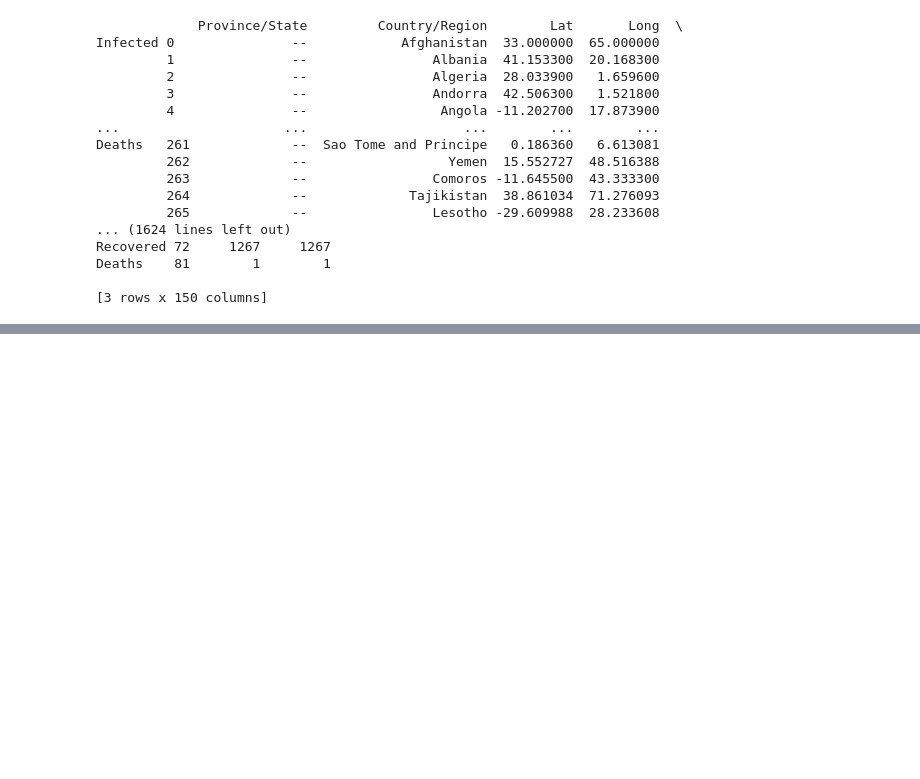
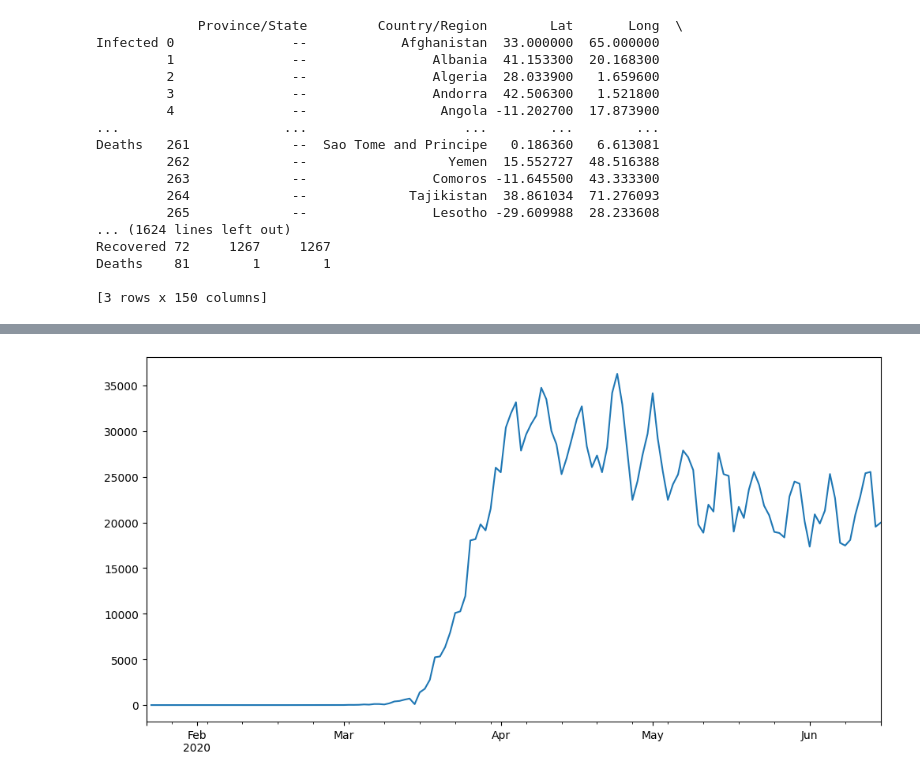
Before and after one commit to iremcakcak5/data-science, a Jupyter notebook: homework2.ipynb, the cells around one changed output, grey strips where cells are left out. Drawn from its saved outputs; the diff is of its cells as text; code cells hidden in the pictures; blank space fills up the shorter version.

```diff
--- a/homework2.ipynb
+++ b/homework2.ipynb
@@ -348,0 +576,3 @@ Deaths    81        1        1
+# %%
+#verilerin arasındaki farktan günde kaç yeni hasta olmuş bulma
+df_us['new_infected']=df_us['infected'].diff()
@@ -348,0 +595,5 @@ Deaths    81        1        1
+# %%
+df_us['new_infected'].plot()
+plt.show()
+# %% [output]
+[figure, added]
```
Also changed, not shown: parts of 55 cells of this notebook, 3 other files.
